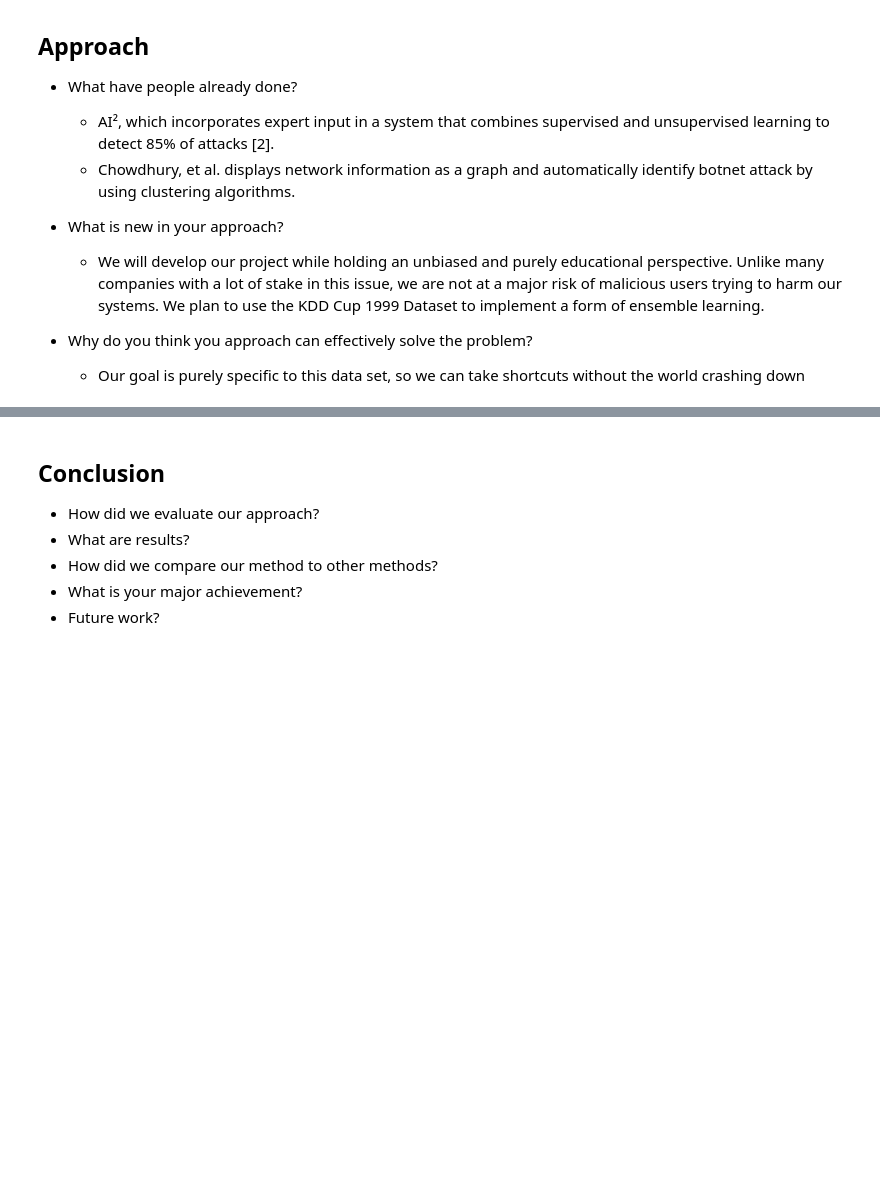
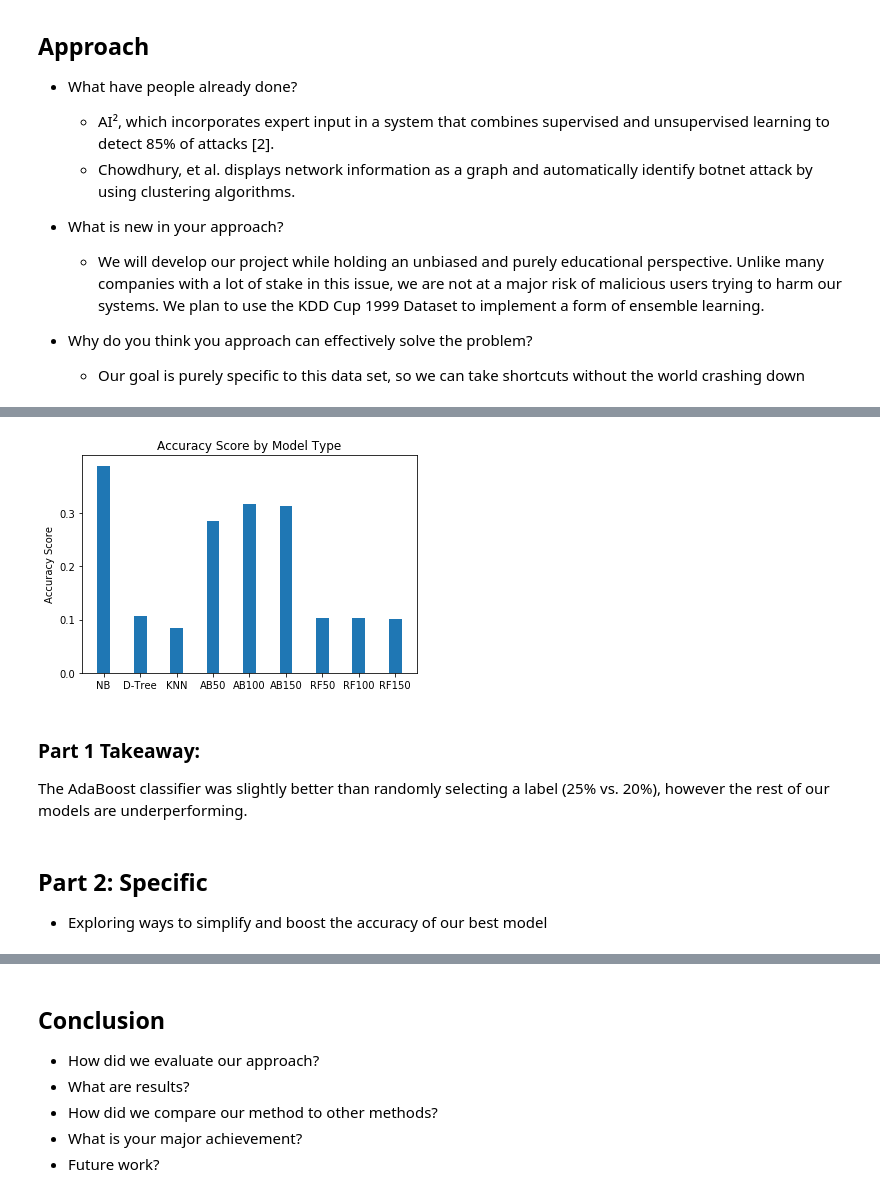
Before and after one commit to sarabranham/CX4240, a Jupyter notebook: Final_Pres.ipynb, the cells around one changed output, grey strips where cells are left out. Cells and saved outputs as stored; diff of their text form; code cells hidden in the pictures; blank space fills up the shorter version.

```diff
--- a/Final_Pres.ipynb
+++ b/Final_Pres.ipynb
@@ -26,0 +108,47 @@
+# %%
+def get_accuracy(train_set, test_set, model):
+    X = train_set.iloc[:,0:41].join(train_set.iloc[:,42])
+    Y = train_set.iloc[:,41]
+    scaler = Normalizer().fit(X)
+    trainX = scaler.transform(X)
+    model.fit(X, Y)
+    Y_test = test_set.iloc[:,41]
+    X_test = test_set.iloc[:,0:41].join(test_set.iloc[:,42])
+    scaler = Normalizer().fit(X_test)
+    trainX = scaler.transform(X_test)
+    predicted = model.predict(X_test)
+    return accuracy_score(Y_test, predicted)
+# %%
+train = encode(traindata)
+test = encode(testdata)
+# %%
+models = [GaussianNB(), DecisionTreeClassifier(), KNeighborsClassifier(),
+          AdaBoostClassifier(n_estimators=50), AdaBoostClassifier(n_estimators=100),
+          AdaBoostClassifier(n_estimators=150), RandomForestClassifier(n_estimators=50),
+          RandomForestClassifier(n_estimators=100), RandomForestClassifier(n_estimators=150)]
+
+acc_list = []
+for m in models:
+    score = get_accuracy(train, test, m)
+    acc_list.append(score)
+# %%
+ind = np.arange(len(acc_list))    # the x locations for the groups
+width = 0.35       # the width of the bars: can also be len(x) sequence
+
+p1 = plt.bar(ind, acc_list, width)
+
+plt.ylabel('Accuracy Score')
+plt.title('Accuracy Score by Model Type')
+plt.xticks(ind, ('NB', 'D-Tree', 'KNN', 'AB50', 'AB100', 'AB150', 'RF50', 'RF100', 'RF150'))
+plt.yticks(np.arange(0, 0.4, 0.1))
+
+plt.show()
+# Note: best = 25%, about equivalent to random
+# %% [output]
+[figure, added]
+# %% [markdown]
+### Part 1 Takeaway:
+The AdaBoost classifier was slightly better than randomly selecting a label (25% vs. 20%), however the rest of our models are underperforming.
+# %% [markdown]
+## Part 2: Specific
+* Exploring ways to simplify and boost the accuracy of our best model
```
Also changed, not shown: parts of 16 cells of this notebook.
